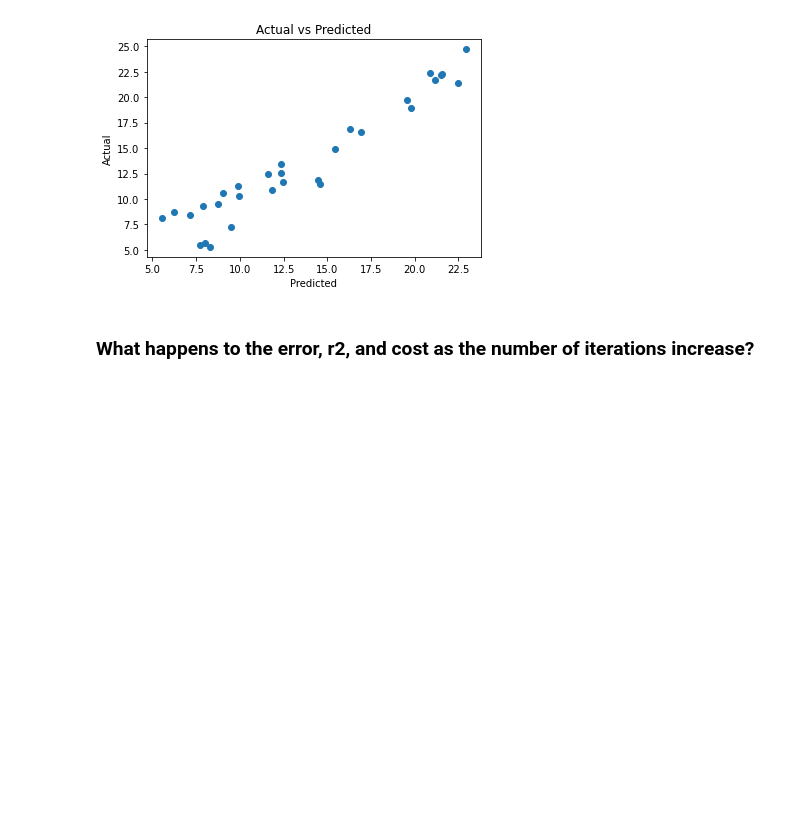
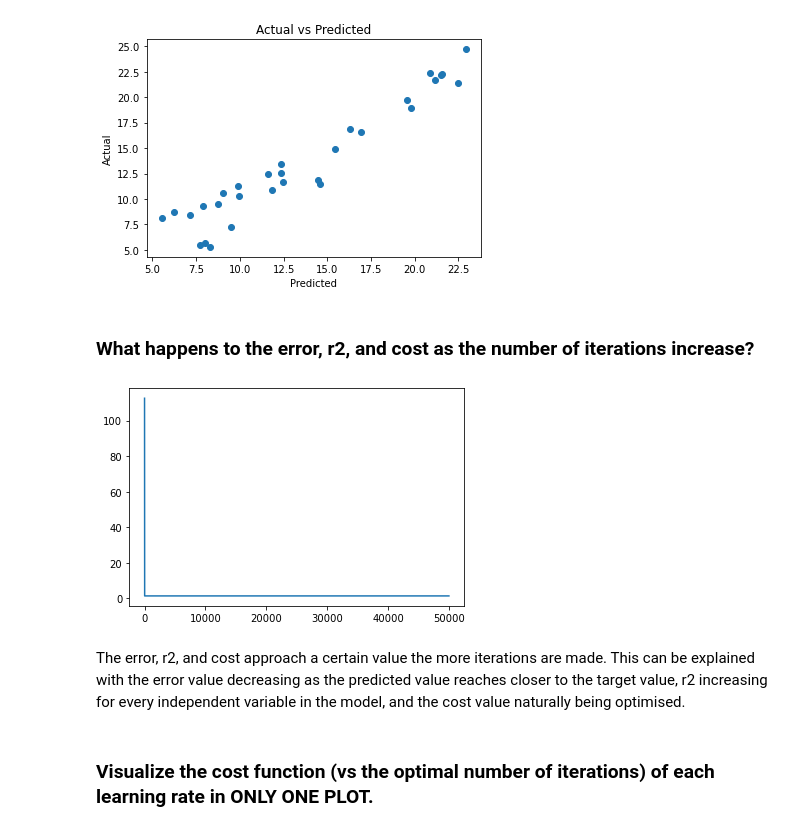
Before and after one commit to HunterDist/CMSC-197-Machine-Learning, a Jupyter notebook: Homework 3/hw3-dyQuiangco.ipynb, the cells around one changed output. Saved outputs shown, nothing was run; the diff lists cells and outputs as text; code cells hidden in the pictures; blank space fills up the shorter version.

```diff
--- a/Homework 3/hw3-dyQuiangco.ipynb
+++ b/Homework 3/hw3-dyQuiangco.ipynb
@@ -358,3 +358,12 @@ Text(0.5, 1.0, 'Actual vs Predicted')
 [figure]
 # %% [markdown]
 ### What happens to the error, r2, and cost as the number of iterations increase?
+# %%
+w, costs = grad_descent(x_train, y_train, 50000, 0.8)
+plot_costs(costs)
+# %% [output]
+[figure, added]
+# %% [markdown]
+The error, r2, and cost approach a certain value the more iterations are made. This can be explained with the error value decreasing as the predicted value reaches closer to the target value, r2 increasing for every independent variable in the model, and the cost value naturally being optimised.
+# %% [markdown]
+### Visualize the cost function (vs the optimal number of iterations) of each learning rate in ONLY ONE PLOT.
```
Also changed, not shown: parts of 4 cells of this notebook.
